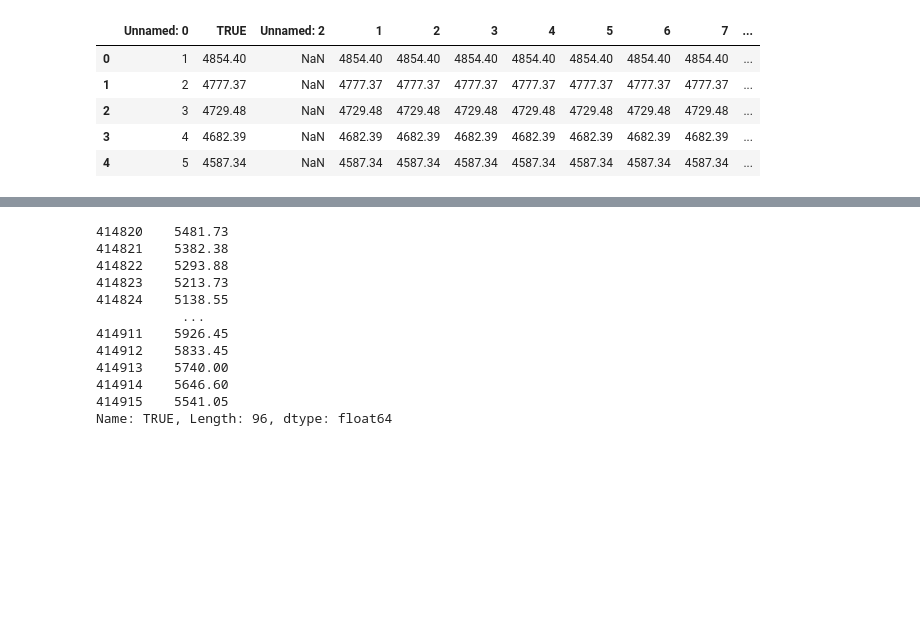
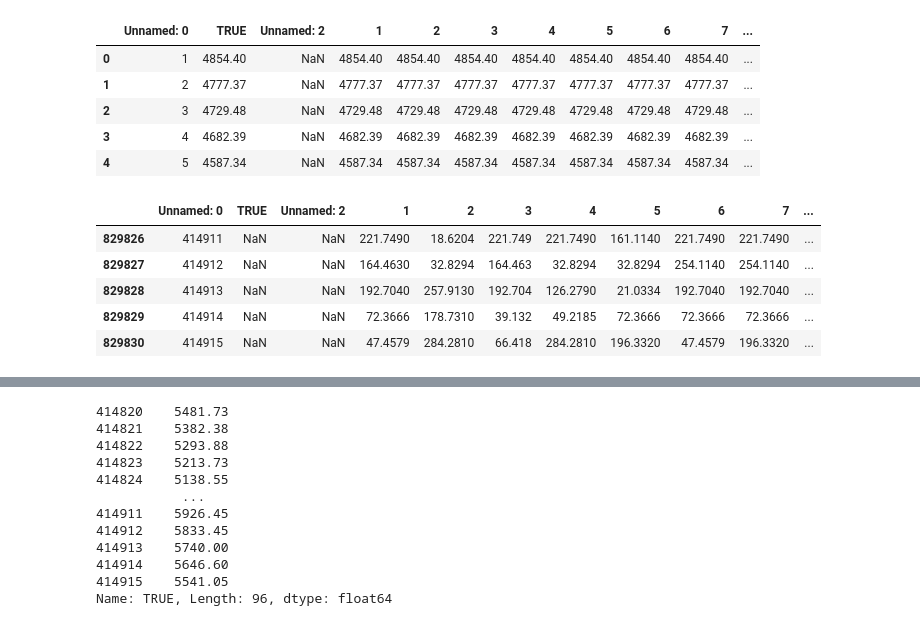
Before and after one commit to tyokyo320/time-series, a Jupyter notebook: utils/predict.ipynb, the cells around one changed output, grey strips where cells are left out. Saved outputs shown, nothing was run; the diff lists cells and outputs as text; code cells hidden in the pictures; blank space fills up the shorter version.

```diff
--- a/utils/predict.ipynb
+++ b/utils/predict.ipynb
@@ -219 +217,10 @@ df.head()
+# %%
+df.tail()
+# %% [output]
+|  | Unnamed: 0 | TRUE | Unnamed: 2 | 1 | 2 | 3 | 4 | 5 | 6 | 7 | ... |
+| 829826 | 414911 | NaN | NaN | 221.7490 | 18.6204 | 221.749 | 221.7490 | 161.1140 | 221.7490 | 221.7490 | ... |
+| 829827 | 414912 | NaN | NaN | 164.4630 | 32.8294 | 164.463 | 32.8294 | 32.8294 | 254.1140 | 254.1140 | ... |
+| 829828 | 414913 | NaN | NaN | 192.7040 | 257.9130 | 192.704 | 126.2790 | 21.0334 | 192.7040 | 192.7040 | ... |
+| 829829 | 414914 | NaN | NaN | 72.3666 | 178.7310 | 39.132 | 49.2185 | 72.3666 | 72.3666 | 72.3666 | ... |
+| 829830 | 414915 | NaN | NaN | 47.4579 | 284.2810 | 66.418 | 284.2810 | 196.3320 | 47.4579 | 196.3320 | ... |
 # %%
```
Also changed, not shown: parts of 8 cells of this notebook, 2 other files.
